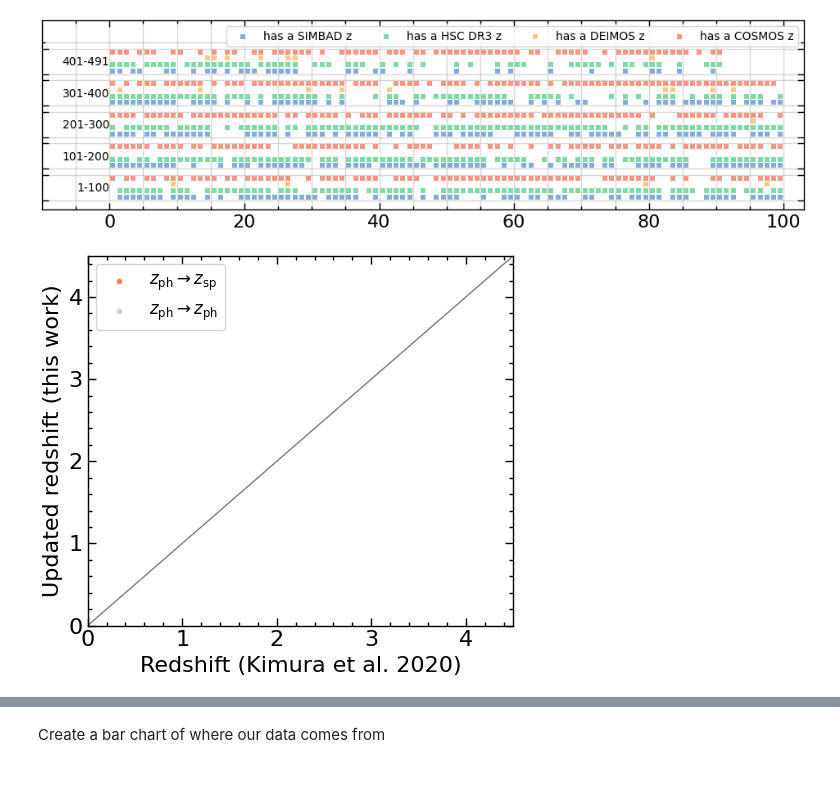
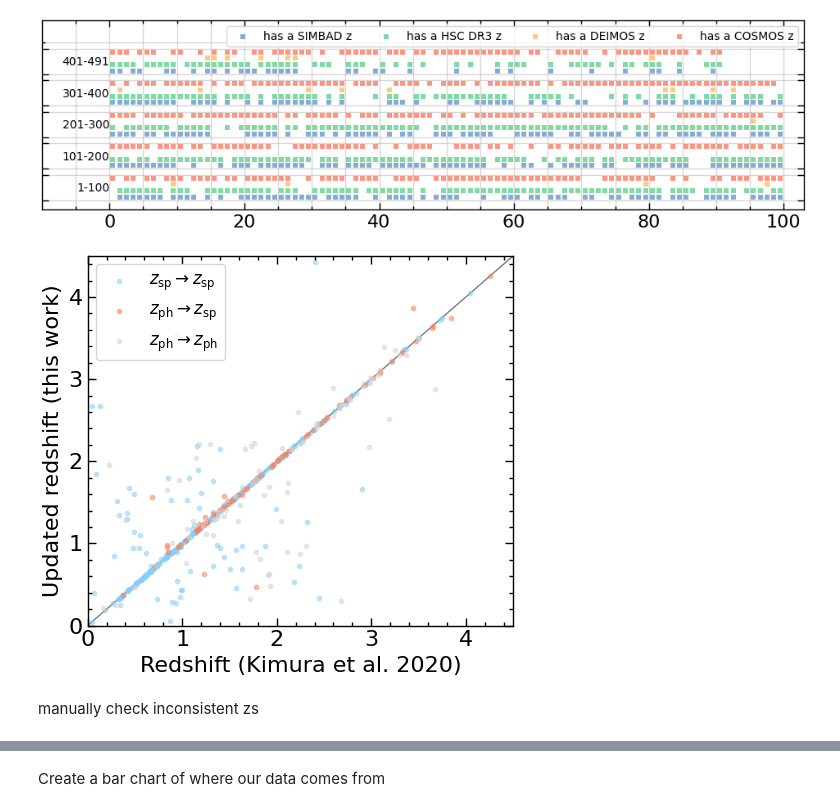
Before and after one commit to Chisen-Lupus/dwarf_agn_cosmos, a Jupyter notebook: hsc-ssp_specz.ipynb, the cells around one changed output, grey strips where cells are left out. Drawn from its saved outputs; the diff is of its cells as text; code cells hidden in the pictures; blank space fills up the shorter version.

```diff
--- a/hsc-ssp_specz.ipynb
+++ b/hsc-ssp_specz.ipynb
@@ -51,18 +68,7 @@ for i in range(len(data_agn)):
     if data_agn['r_z'][i]==2:
         data_agn_updated['z2'][i] = data_agn['z'][i]
 
-data_agn_updated.meta['comments'] = [
-    'r_z  bibcode             description',
-    '0    see-below           SIMBAD',
-    '1    see-below           HSC DR3',
-    '2    2018ApJ...858...77H DEIMOS',
-    '3    2016ApJ...819...62C COSMOS2020',
-    '4    see-below           Kiruma20',
-    'z4_1 2020ApJ...894...24K HSC-DR2 ',
-    'z4_2 2018ApJ...858...77H DEIMOS',
-    'z4_3 2016ApJ...817...34M Chandra-photz',
-    'z4_4 2016ApJS..224...24L COSMOS2015-photz',
-]
+data_agn_updated.meta['comments'] = source_profile
 
 data_agn_updated
 # %% [output]
@@ -375,13 +381,15 @@ SIMBAD > HSC > DEIMOS > COSMOS2020 > original
 
 z0 > z1 > z2 > z3 > z4
 # %%
-data_agn_updated = data_agn_updated['ID', 'RAdeg', 'DEdeg', 'z', 'r_z', 'z0', 'r_z0', 'z1', 'r_z1', 'z2', 'z3', 'z4', 'r_z4']
+
 
 for i in [4, 3, 2, 1, 0]:
     mask_z = data_agn_updated['z%d'%i]!=-1
     data_agn_updated['z'][mask_z] = data_agn_updated['z%d'%i][mask_z]
     data_agn_updated['r_z'][mask_z] = i
 
+data_agn_updated = data_agn_updated['ID', 'RAdeg', 'DEdeg', 'z', 'z0', 'z1', 'z2', 'z3', 'z4', 'r_z', 'r_z0', 'r_z1', 'r_z4']
+
 data_agn_updated.write('hsc_agn_updated.txt', format='ascii', overwrite=True)
 data_agn_updated
 # %% [output]
@@ -438,28 +446,34 @@ plt.grid(which='minor', alpha=0.5)
 # %%
 fig, ax = plt.subplots(1,1, figsize=(5, 4.5))
 
-# mask_sp2sp = (data_agn_updated['r_z4']<=2) & (data_agn_updated['r_z']<=2)
-# ax.scatter(data_agn_updated['z4'][mask_sp2sp], data_agn_updated['z'][mask_sp2sp],
-#            marker='.', color='lightskyblue', label=r'$z_{\rm sp} \rightarrow z_{\rm sp}$')
+mask_sp2sp = (data_agn_updated['r_z4']<=2) & (data_agn_updated['r_z']<=2)
+ax.scatter(data_agn_updated['z4'][mask_sp2sp], data_agn_updated['z'][mask_sp2sp],
+           marker='.', color='lightskyblue', label=r'$z_{\rm sp} \rightarrow z_{\rm sp}$', alpha=0.5)
 
 mask_ph2sp = (data_agn_updated['r_z4']>=3) & (data_agn_updated['r_z']<=2)
 ax.scatter(data_agn_updated['z4'][mask_ph2sp], data_agn_updated['z'][mask_ph2sp],
-           marker='.', color='coral', label=r'$z_{\rm ph} \rightarrow z_{\rm sp}$')
+           marker='.', color='coral', label=r'$z_{\rm ph} \rightarrow z_{\rm sp}$', alpha=0.5)
 
 mask_ph2ph = (data_agn_updated['r_z4']>=3) & (data_agn_updated['r_z']>=3)
 ax.scatter(data_agn_updated['z4'][mask_ph2ph], data_agn_updated['z'][mask_ph2ph],
-           marker='.', color='lightgray', label=r'$z_{\rm ph} \rightarrow z_{\rm ph}$')
+           marker='.', color='lightgray', label=r'$z_{\rm ph} \rightarrow z_{\rm ph}$', alpha=0.5)
+
+# mask_sp2ph = (data_agn_updated['r_z4']<=2) & (data_agn_updated['r_z']>=3)
+# ax.scatter(data_agn_updated['z4'][mask_sp2ph], data_agn_updated['z'][mask_sp2ph],
+#            marker='.', color='r', label=r'$z_{\rm ph} \rightarrow z_{\rm ph}$')
 
 
 ax.plot([0, 4.5], [0, 4.5], lw=1, zorder=-2, color='gray')
 
 ax.set_xlabel('Redshift (Kimura et al. 2020)')
 ax.set_ylabel('Updated redshift (this work)')
 ax.legend(frameon=True, loc=2, fontsize=12)
 ax.set_xlim(0, 4.5)
 ax.set_ylim(0, 4.5)
 fig.savefig('specz.pdf', dpi=300)
 
 fig.tight_layout()
 # %% [output]
-[figure, old version]
+[figure, new version]
+# %% [markdown]
+manually check inconsistent zs
```
Also changed, not shown: parts of 13 cells of this notebook, 3 other files.
